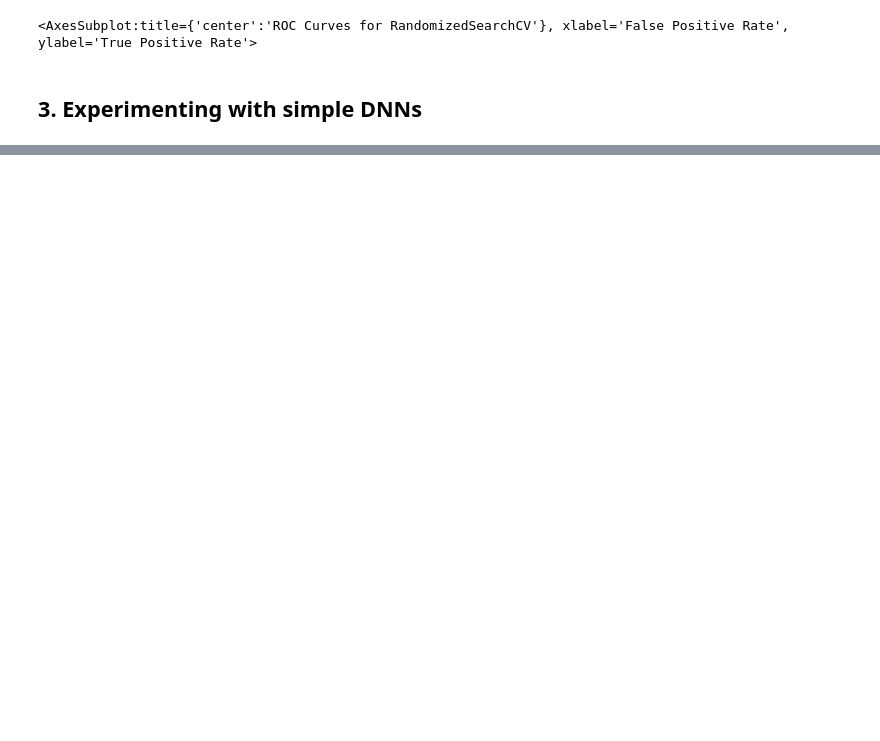
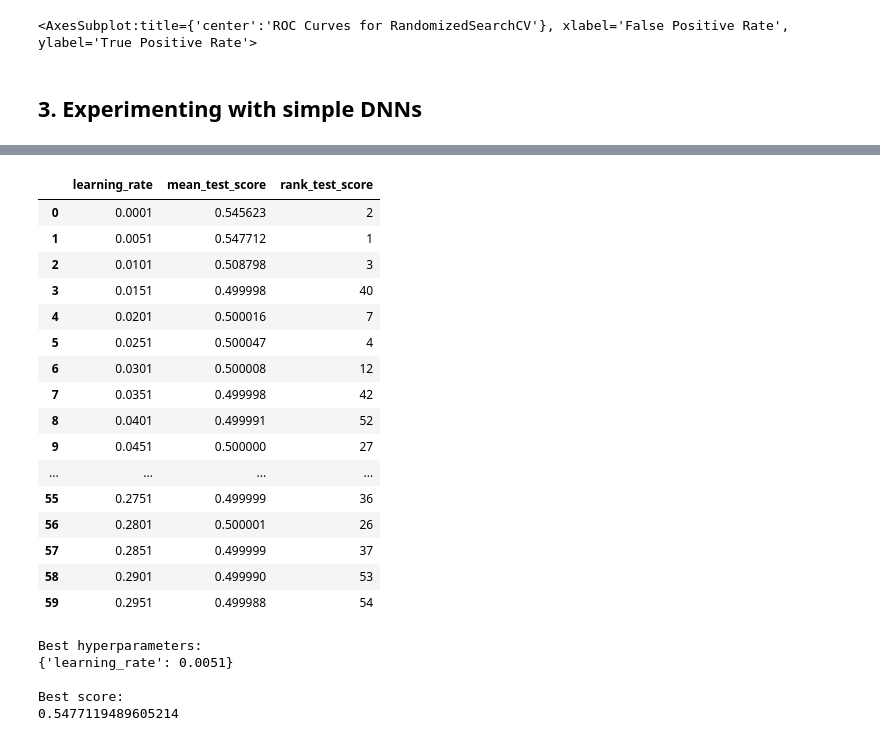
Before and after one commit to JonasSchroeder/Kaggel-Tabular-Playground-Series-2021, a Jupyter notebook: May/Kaggle TPS 2021 - May.ipynb, the cells around one changed output, grey strips where cells are left out. Saved outputs shown, nothing was run; the diff lists cells and outputs as text; code cells hidden in the pictures; blank space fills up the shorter version.

```diff
--- a/May/Kaggle TPS 2021 - May.ipynb
+++ b/May/Kaggle TPS 2021 - May.ipynb
@@ -839,0 +930,29 @@ export_df.to_csv(f"output/sequential_ANN_{name_add}.csv", index=False)
+# %%
+# Classification model
+def build_model(n_hidden=2, n_neurons=100, learning_rate=0.003):
+    model = keras.models.Sequential()
+    for layer in range(n_hidden):
+        model.add(keras.layers.Dense(n_neurons, activation="relu", kernel_initializer='he_uniform'))
+    model.add(keras.layers.Dense(4, activation="softmax"))
+    optimizer = keras.optimizers.Adam(lr=learning_rate)
+    model.compile(loss="categorical_crossentropy", optimizer=optimizer, metrics="AUC")
+    return model
+# %%
+# scikit-learn wrapper around keras model
+keras_clf = keras.wrappers.scikit_learn.KerasClassifier(build_model, verbose=True)
+# %%
+%%time
+
+from sklearn.model_selection import GridSearchCV
+
+param_distribs = {
+    #"n_hidden": [0,1,2,3,4],
+    #"n_neurons": np.arange(10,500,10).tolist(),
+    "learning_rate": np.arange(0.0001, 0.3, 0.005).tolist(),
+}
+
+# GridSearch
+grid_search_cv = GridSearchCV(keras_clf, param_distribs, scoring="roc_auc", cv=3, n_jobs=-1, verbose=1)
+grid_search_cv.fit(X_train, y_train_encoded, epochs=50, verbose=1,
+                  validation_data=(X_valid, y_valid_encoded),
+                  callbacks=[keras.callbacks.EarlyStopping(patience=5)])
@@ -839,0 +1014,35 @@ export_df.to_csv(f"output/sequential_ANN_{name_add}.csv", index=False)
+# %%
+scores = pd.DataFrame()
+scores["learning_rate"] = param_distribs["learning_rate"]
+scores["mean_test_score"] = grid_search_cv.cv_results_["mean_test_score"]
+scores["rank_test_score"] = grid_search_cv.cv_results_["rank_test_score"]
+scores
+# %% [output]
+|  | learning_rate | mean_test_score | rank_test_score |
+| 0 | 0.0001 | 0.545623 | 2 |
+| 1 | 0.0051 | 0.547712 | 1 |
+| 2 | 0.0101 | 0.508798 | 3 |
+| 3 | 0.0151 | 0.499998 | 40 |
+| 4 | 0.0201 | 0.500016 | 7 |
+| 5 | 0.0251 | 0.500047 | 4 |
+| 6 | 0.0301 | 0.500008 | 12 |
+| 7 | 0.0351 | 0.499998 | 42 |
+| 8 | 0.0401 | 0.499991 | 52 |
+| 9 | 0.0451 | 0.500000 | 27 |
+| ... | ... | ... | ... |
+| 55 | 0.2751 | 0.499999 | 36 |
+| 56 | 0.2801 | 0.500001 | 26 |
+| 57 | 0.2851 | 0.499999 | 37 |
+| 58 | 0.2901 | 0.499990 | 53 |
+| 59 | 0.2951 | 0.499988 | 54 |
+# %%
+print("Best hyperparameters:")
+print(grid_search_cv.best_params_)
+print("\nBest score:")
+print(grid_search_cv.best_score_)
+# %% [output]
+Best hyperparameters:
+{'learning_rate': 0.0051}
+
+Best score:
+0.5477119489605214
```
Also changed, not shown: parts of 31 cells of this notebook, 10 other files.
